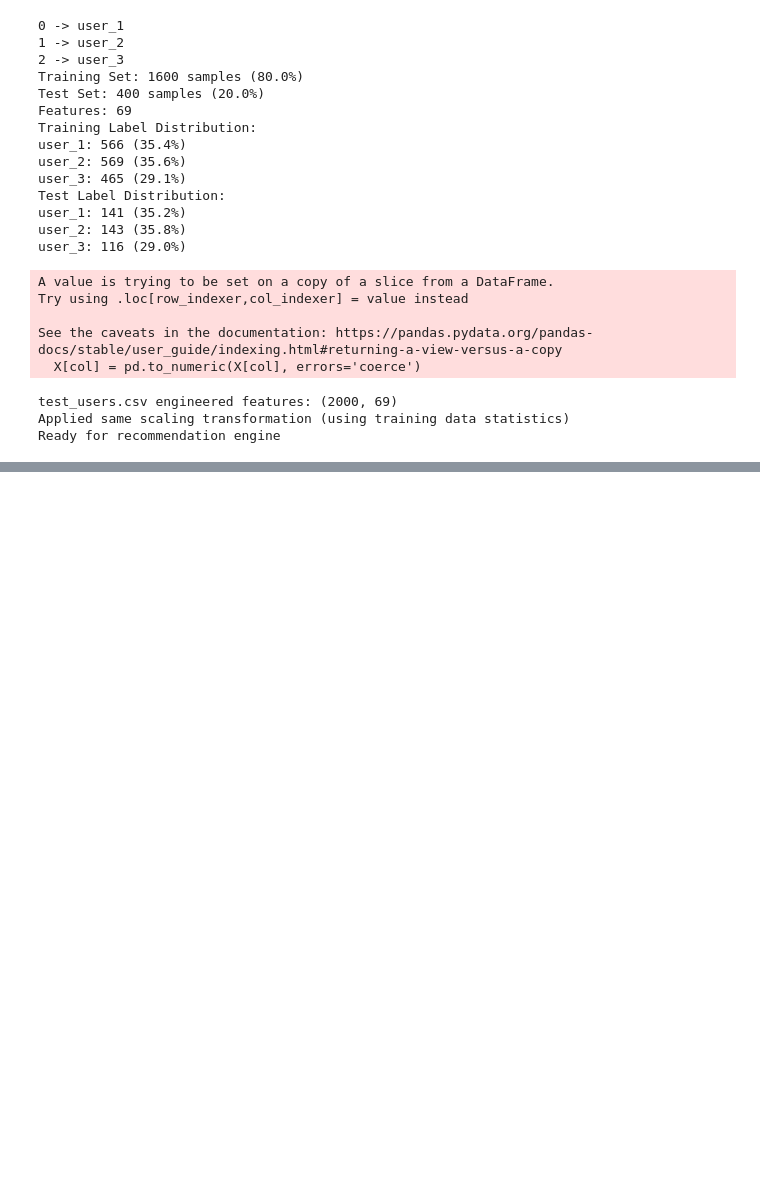
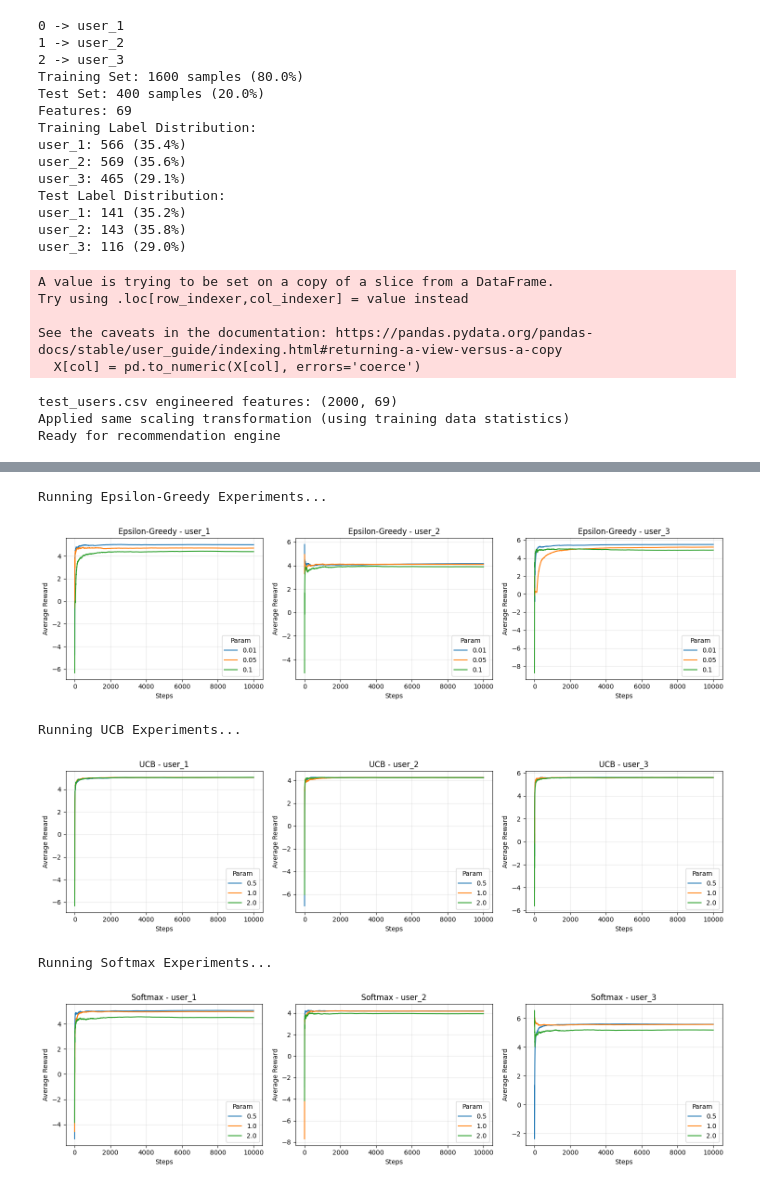
Before and after one commit to Ron252005/lab3-contextual-bandit, a Jupyter notebook: lab3_results_U20230131.ipynb, the cells around one changed output, grey strips where cells are left out. Cells and saved outputs as stored; diff of their text form; code cells hidden in the pictures; blank space fills up the shorter version.

```diff
--- a/lab3_results_U20230131.ipynb
+++ b/lab3_results_U20230131.ipynb
@@ -501,0 +635,80 @@ The confusion matrix shows that Random Forest achieves strong classification per
+# %%
+# ==========================================
+# TASK 5.5: EVALUATION & REPORTING
+# ==========================================
+import matplotlib.pyplot as plt
+from rlcmab_sampler import sampler
+
+# Initialize Environment (Ref: Section 3.2 Sampler Utility)
+ROLL_NUMBER = 131  # Using your roll number (131)
+env = sampler(ROLL_NUMBER)
+
+HORIZON = 10000 # Time horizon T=10,000 (Ref: Task 5.5.2)
+contexts = ['user_1', 'user_2', 'user_3']
+
+def run_simulation_and_plot(algorithm_name, hyperparams):
+    """
+    Runs simulation for T=10,000 steps and plots Average Reward vs Time (Ref: Task 5.5.3).
+    """
+    plt.figure(figsize=(15, 4))
+
+    # Iterate over each User Context (User1, User2, User3)
+    for i, ctx in enumerate(contexts):
+        plt.subplot(1, 3, i+1)
+
+        # Test distinct hyperparameter values (Ref: Task 5.5.3)
+        for param in hyperparams:
+            agent = BanditAgent(n_arms=4) # Reset agent for each run
+            cumulative_reward = 0
+            avg_rewards = []
+
+            # Simulation Loop T=10,000
+            for t in range(HORIZON):
+                # 1. Select Action (Local Arm 0-3) using the specific policy
+                if algorithm_name == 'Epsilon-Greedy':
+                    local_arm = choose_arm_epsilon_greedy(agent, param)
+                elif algorithm_name == 'UCB':
+                    local_arm = choose_arm_ucb(agent, param, t)
+                elif algorithm_name == 'Softmax':
+                    local_arm = choose_arm_softmax(agent, param)
+
+                # 2. Map to Global Arm ID (Ref: Table 1 Mapping)
+                global_arm = ARM_MAPPING[ctx][local_arm]
+
+                # 3. Observe Reward (Ref: Section 3.2)
+                reward = env.sample(global_arm)
+
+                # 4. Update Policy
+                agent.update(local_arm, reward)
+
+                # Track Average Reward
+                cumulative_reward += reward
+                avg_rewards.append(cumulative_reward / (t + 1))
+
+            plt.plot(avg_rewards, label=f'{param}')
+
+        plt.title(f'{algorithm_name} - {ctx}')
+        plt.xlabel('Steps')
+        plt.ylabel('Average Reward')
+        plt.legend(title='Param')
+        plt.grid(True, alpha=0.3)
+
+    plt.tight_layout()
+    plt.show()
+
+# --- Run Experiments (Ref: Task 5.5.3 Analysis Plots) ---
+print("Running Epsilon-Greedy Experiments...")
+run_simulation_and_plot('Epsilon-Greedy', hyperparams=[0.01, 0.05, 0.1])
+
+print("Running UCB Experiments...")
+run_simulation_and_plot('UCB', hyperparams=[0.5, 1.0, 2.0])
+
+print("Running Softmax Experiments...")
+run_simulation_and_plot('Softmax', hyperparams=[0.5, 1.0, 2.0])
+# %% [output]
+Running Epsilon-Greedy Experiments...
+[figure, added]
+Running UCB Experiments...
+[figure, added]
+Running Softmax Experiments...
+[figure, added]
```
Also changed, not shown: parts of 7 cells of this notebook, 1 other file.
